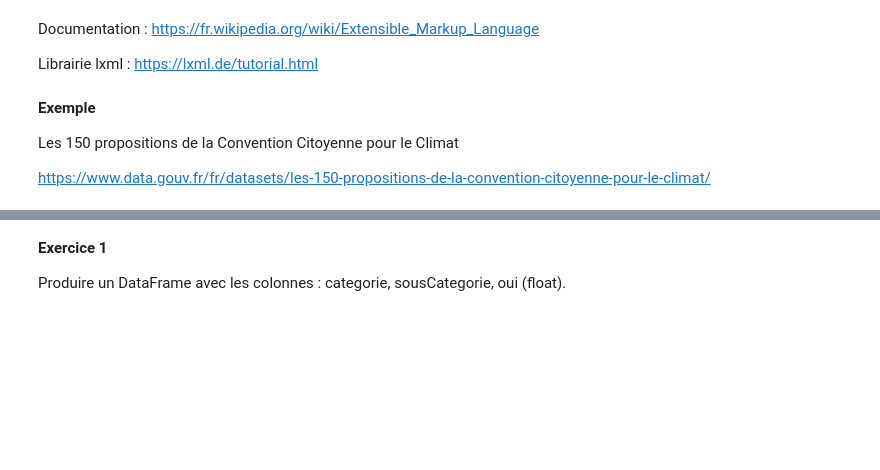
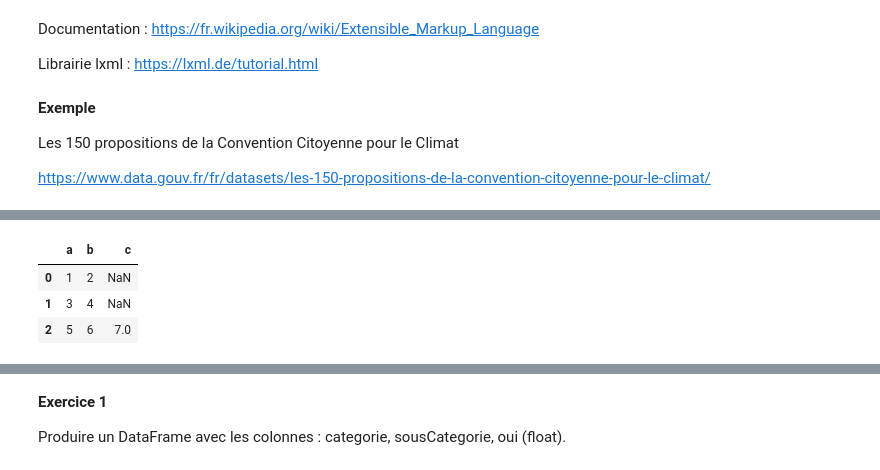
Before and after one commit to cliaigre/Kit-Start-Data, a Jupyter notebook: session4/session4.ipynb, the cells around one changed output, grey strips where cells are left out. Drawn from its saved outputs; the diff is of its cells as text; code cells hidden in the pictures; blank space fills up the shorter version.

```diff
--- a/session4/session4.ipynb
+++ b/session4/session4.ipynb
@@ -72,12 +106,17 @@ for node_categorie in root.getiterator('categorie'):
 # %%
 # fabrication d'un DataFrame à partir d'une liste de dict
 liste = [
         {'a': 1, 'b': 2},
         {'a': 3, 'b': 4},
-        {'a': 5, 'b': 6},
+        {'a': 5, 'b': 6, 'c': 7},
 ]
 
 pd.DataFrame(liste)
+# %% [output]
+|  | a | b | c |
+| 0 | 1 | 2 | NaN |
+| 1 | 3 | 4 | NaN |
+| 2 | 5 | 6 | 7.0 |
 # %%
 # fabrication d'un DataFrame à partir du XML
 liste = [
```
Also changed, not shown: parts of 109 cells of this notebook, 3 other files.
